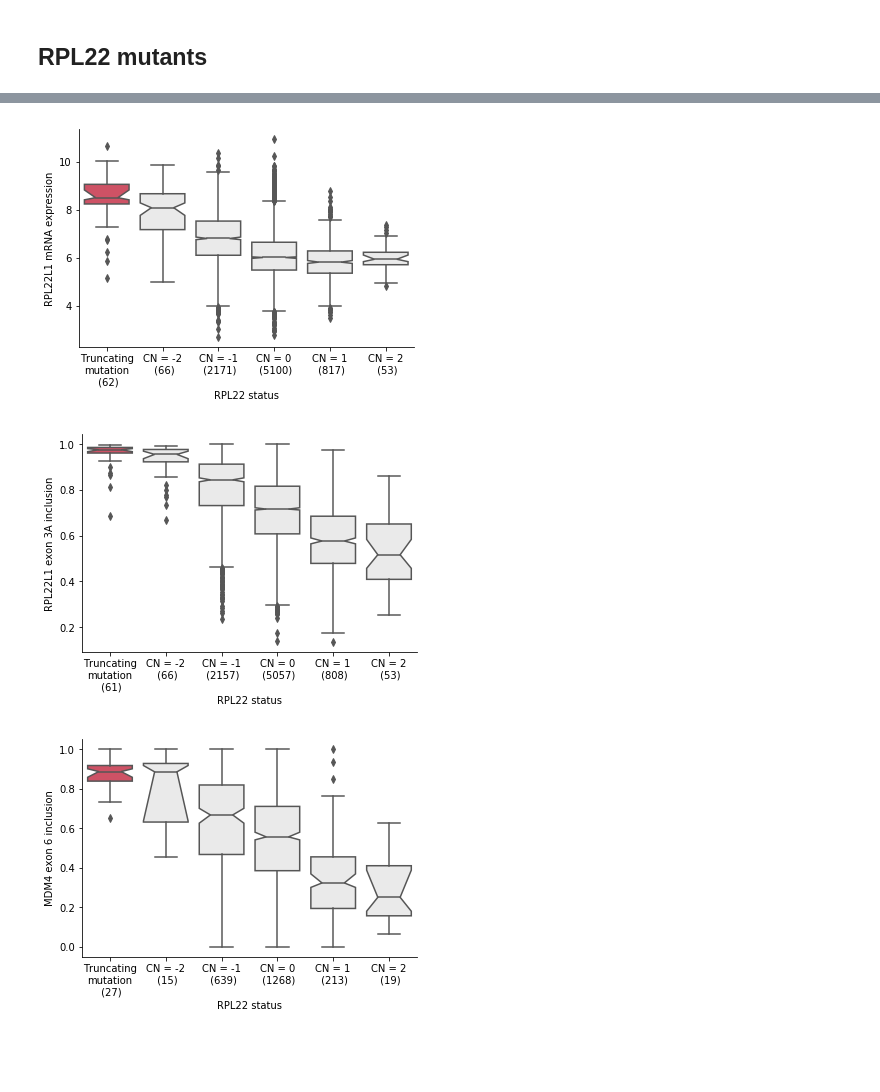
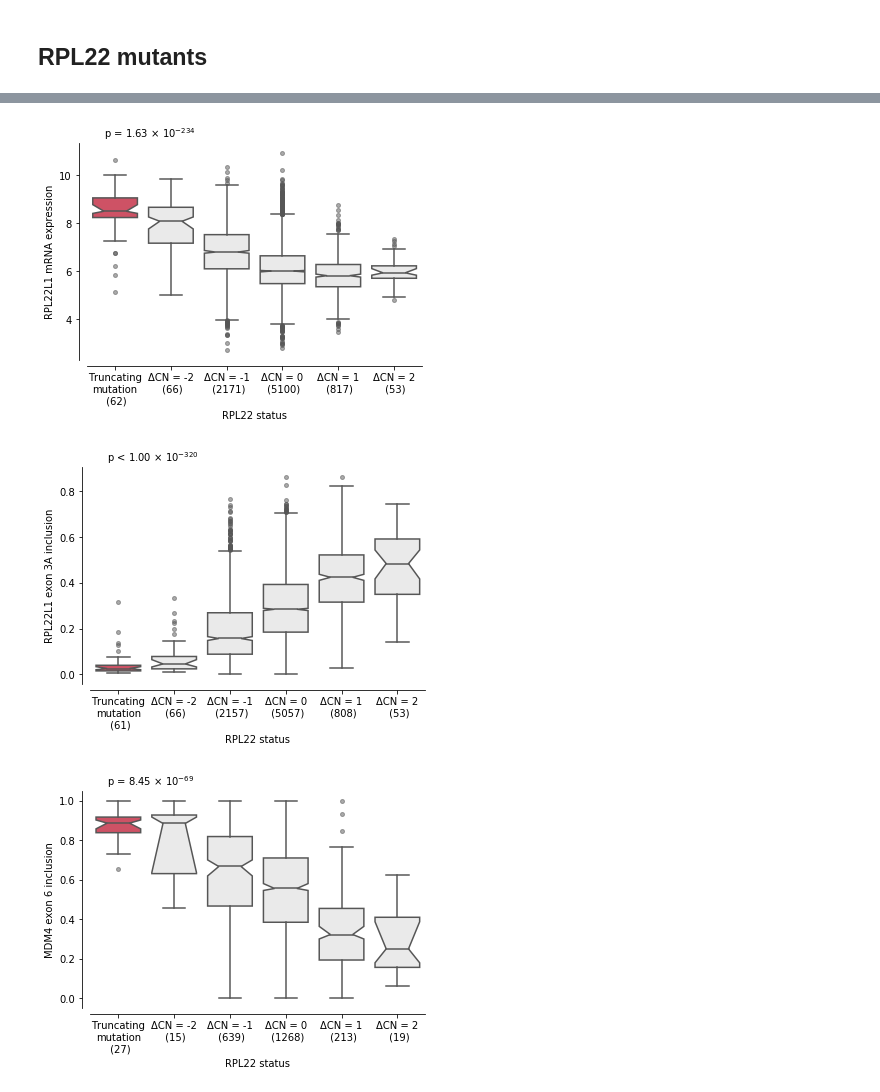
Before and after one commit to kevinhu/mdm4-splicing, a Jupyter notebook: notebooks/fig1_correlates.ipynb, the cells around one changed output, grey strips where cells are left out. Cells and saved outputs as stored; diff of their text form; code cells hidden in the pictures; blank space fills up the shorter version.

Commit message:
Add p-values to RPL22 plots

```diff
--- a/notebooks/fig1_correlates.ipynb
+++ b/notebooks/fig1_correlates.ipynb
@@ -71,23 +73,22 @@ def rpl22_status(row):
         return "Truncating\nmutation"
 
     else:
-        return "CN = " + str(int(row["RPL22_cn"]))
+        return "ΔCN = " + str(int(row["RPL22_cn"]))
 
 rpl22_info["RPL22_status"] = rpl22_info.apply(rpl22_status, axis=1)
 
-rpl22_order = ["Truncating\nmutation","CN = -2", "CN = -1", "CN = 0", "CN = 1", "CN = 2"]
+rpl22_order = ["Truncating\nmutation",
+               "ΔCN = -2",
+               "ΔCN = -1",
+               "ΔCN = 0",
+               "ΔCN = 1",
+               "ΔCN = 2"
+              ]
 
 mut_hue = "#e23e57"
 wt_hue = "#eaeaea"
 
-rpl22_hues = {
-    "Truncating\nmutation" : mut_hue,
-    "CN = -2" : wt_hue,
-    "CN = -1" : wt_hue,
-    "CN = 0" : wt_hue,
-    "CN = 1" : wt_hue,
-    "CN = 2" : wt_hue
-}
+rpl22_hues = dict(zip(rpl22_order, [mut_hue]+[wt_hue]*5))
 # %%
 def plot_rpl22(y, ylabel="y"):
 
@@ -99,17 +100,35 @@ def plot_rpl22(y, ylabel="y"):
 
     rpl22_counts = rpl22_info_join["RPL22_status"].value_counts()
 
+    grouped_y = rpl22_info_join.groupby("RPL22_status")[y.name].apply(list)
+    grouped_y = list(grouped_y)
+
+    pval = kruskal(*grouped_y)[1]
+
     sns.boxplot(
         rpl22_info["RPL22_status"],
         y,
         notch=True,
         order = rpl22_order,
         bootstrap = 1000,
-        palette = rpl22_hues
+        palette = rpl22_hues,
+        flierprops = dict(marker='o', markersize=4, alpha=0.5)
     )
 
     plt.xlabel("RPL22 status")
     plt.ylabel(ylabel)
+
+    if pval == 0:
+        plt.text(0.05,1.025,
+                 "p < " + huy.as_si(10**(-320), 2),
+                 transform=ax.transAxes
+                )
+
+    else:
+        plt.text(0.05,1.025,
+                 "p = " + huy.as_si(pval, 2),
+                 transform=ax.transAxes
+                )
 
     xticks = [x + "\n ("+str(int(rpl22_counts.loc[x]))+")" for x in rpl22_order]
 
@@ -117,3 +136,6 @@ def plot_rpl22(y, ylabel="y"):
 
     ax.spines["top"].set_visible(False)
     ax.spines["right"].set_visible(False)
+
+    ax.spines['left'].set_position(('axes', -0.025))
+    ax.spines['bottom'].set_position(('axes', -0.025))
@@ -122,16 +156,16 @@ plot_rpl22(tcga_genex["RPL22L1_ENSG00000163584_ENSG00000163584.17"],
            "RPL22L1 mRNA expression"
           )
 # %% [output]
-[figure, old version]
+[figure, new version]
 # %%
-plot_rpl22(tcga_a3ss["RPL22L1_ENSG00000163584_ENSG00000163584.13_A3_3_170586086:170586168:170585801:170585923:170585801:170585990_170585923:170585990"],
+plot_rpl22(1-tcga_a3ss["RPL22L1_ENSG00000163584_ENSG00000163584.13_A3_3_170586086:170586168:170585801:170585923:170585801:170585990_170585923:170585990"],
           "RPL22L1 exon 3A inclusion"
           )
 # %% [output]
-[figure, old version]
+[figure, new version]
 # %%
 plot_rpl22(tcga_se["MDM4_ENSG00000198625_ENSG00000198625.8_ES_1_204501318:204501374:204506557:204506625:204507336:204507436_204506557:204506625"],
           "MDM4 exon 6 inclusion",
           )
 # %% [output]
-[figure, old version]
+[figure, new version]
```
Also changed, not shown: parts of 3 cells of this notebook.
